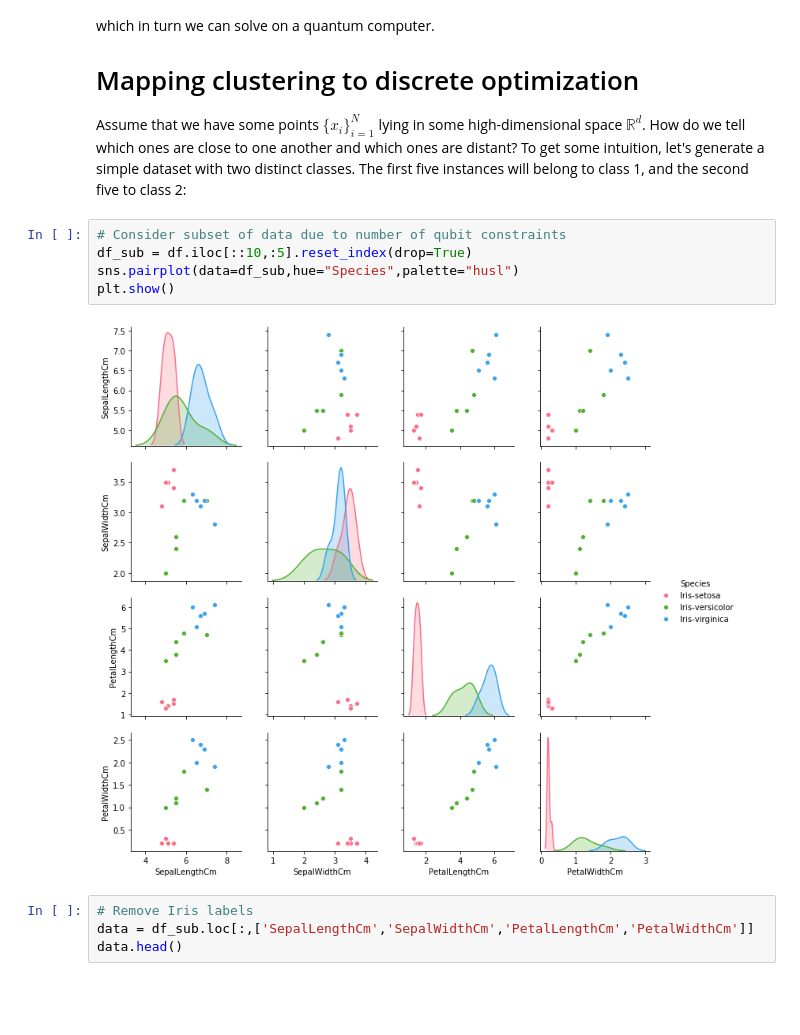
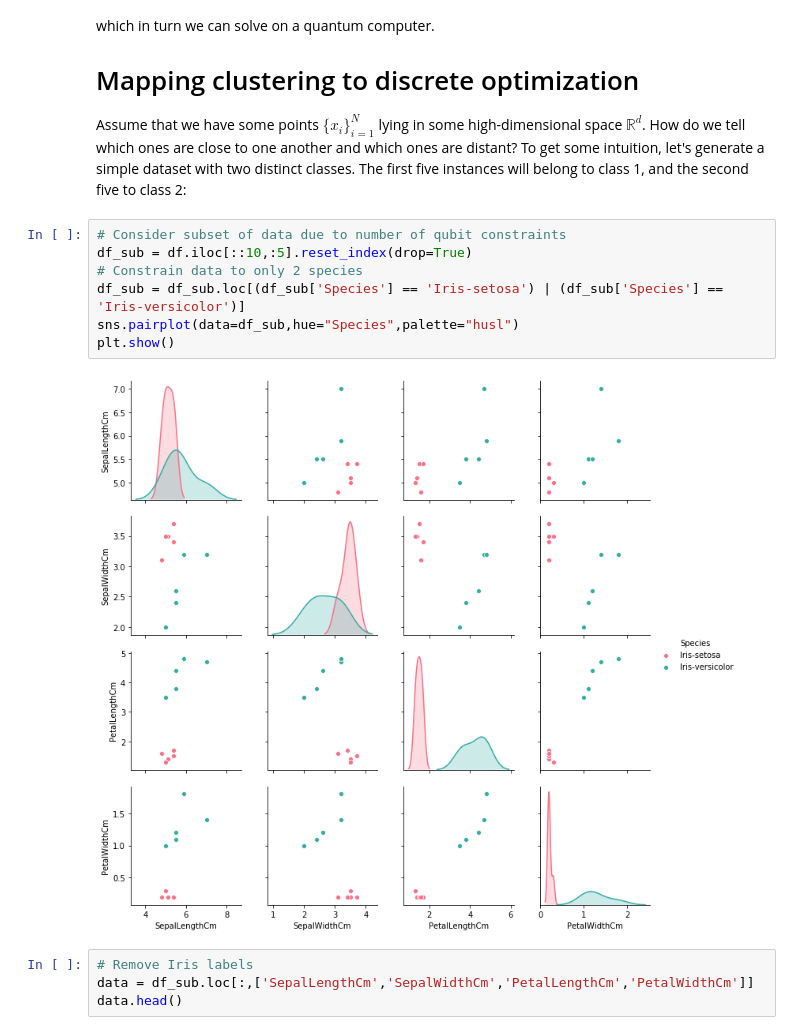
Before and after one commit to ajrazander/Unsupervised-QML, a Jupyter notebook: Unsupervised_Learning.ipynb, the cells around one changed output. Saved outputs shown, nothing was run; the diff lists cells and outputs as text; blank space fills up the shorter version.

Commit message:
added data constraints since qalg has 2 cluster max

```diff
--- a/Unsupervised_Learning.ipynb
+++ b/Unsupervised_Learning.ipynb
@@ -115,10 +115,12 @@ Assume that we have some points $\{x_i\}_{i=1}^N$ lying in some high-dimensional
 # %%
 # Consider subset of data due to number of qubit constraints
 df_sub = df.iloc[::10,:5].reset_index(drop=True)
+# Constrain data to only 2 species
+df_sub = df_sub.loc[(df_sub['Species'] == 'Iris-setosa') | (df_sub['Species'] == 'Iris-versicolor')]
 sns.pairplot(data=df_sub,hue="Species",palette="husl")
 plt.show()
 # %% [output]
-[figure, old version]
+[figure, new version]
 # %%
 # Remove Iris labels
 data = df_sub.loc[:,['SepalLengthCm','SepalWidthCm','PetalLengthCm','PetalWidthCm']]
```
Also changed, not shown: parts of 9 cells of this notebook.
